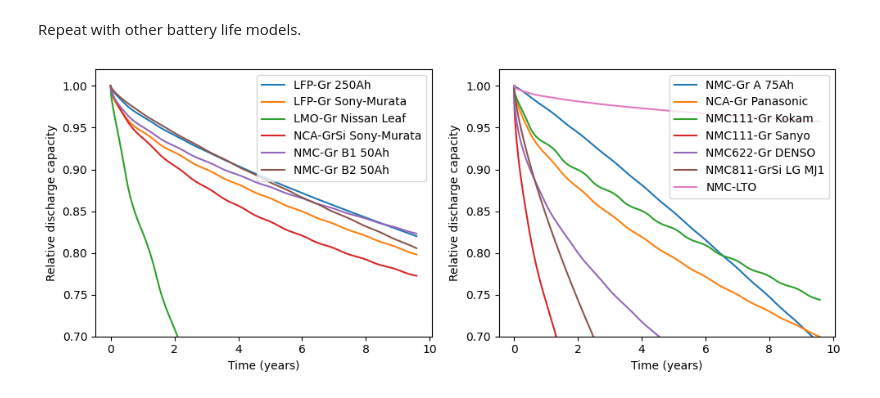
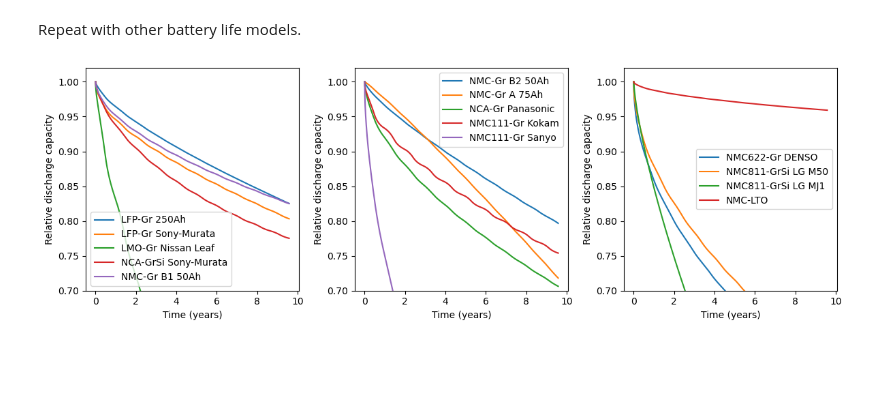
Before and after one commit to NREL/BLAST-Lite, a Jupyter notebook: examples/example.ipynb, the cells around one changed output. Drawn from its saved outputs; the diff is of its cells as text; code cells hidden in the pictures; blank space fills up the shorter version.

```diff
--- a/examples/example.ipynb
+++ b/examples/example.ipynb
@@ -188,32 +149,34 @@ Repeat with other battery life models.
 # %%
 from blast import models
 import importlib
 
 def simulate_all_models(*args, **kwargs):
     battery_models = models.available_models()
     cells = []
     for model in battery_models:
         This_Battery_Model = getattr(importlib.import_module("blast.models"), model)
         cell = This_Battery_Model()
         cell.simulate_battery_life(*args, **kwargs)
         cells.append(cell)
 
     return cells
 
 cells = simulate_all_models(simulation_inputs)
 
-fig, ax = plt.subplots(1, 2, figsize=(10,4))
+fig, ax = plt.subplots(1, 3, figsize=(12,4))
 for i, cell in enumerate(cells):
-    if i < 6:
+    if i < 5:
         ax[0].plot(cell.stressors['t_days']/365, cell.outputs['q'], label=cell._label)
+    elif i < 10:
+        ax[1].plot(cell.stressors['t_days']/365, cell.outputs['q'], label=cell._label)
     else:
-        ax[1].plot(cell.stressors['t_days']/365, cell.outputs['q'], label=cell._label)
+        ax[2].plot(cell.stressors['t_days']/365, cell.outputs['q'], label=cell._label)
 
 for axis in ax:
     axis.set_xlabel('Time (years)')
     axis.set_ylabel('Relative discharge capacity')
     axis.set_ylim((0.7, 1.02))
     axis.legend()
 plt.tight_layout()
 # %% [output]
-[figure, old version]
+[figure, new version]
```
Also changed, not shown: parts of 5 cells of this notebook, 4 other files.
